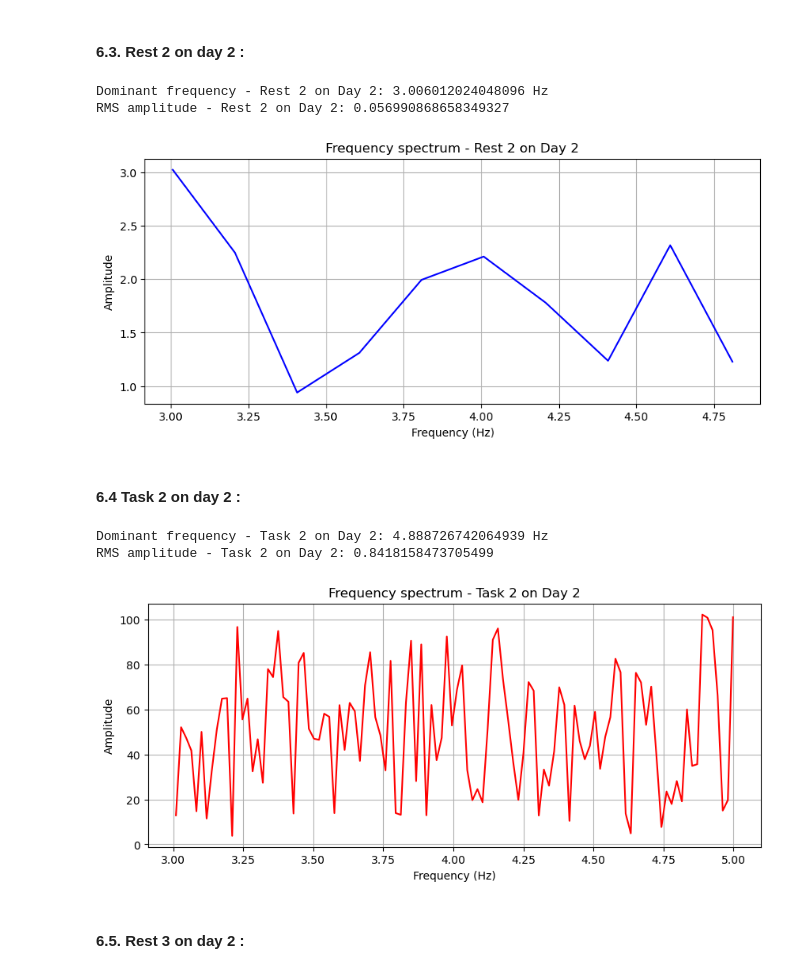
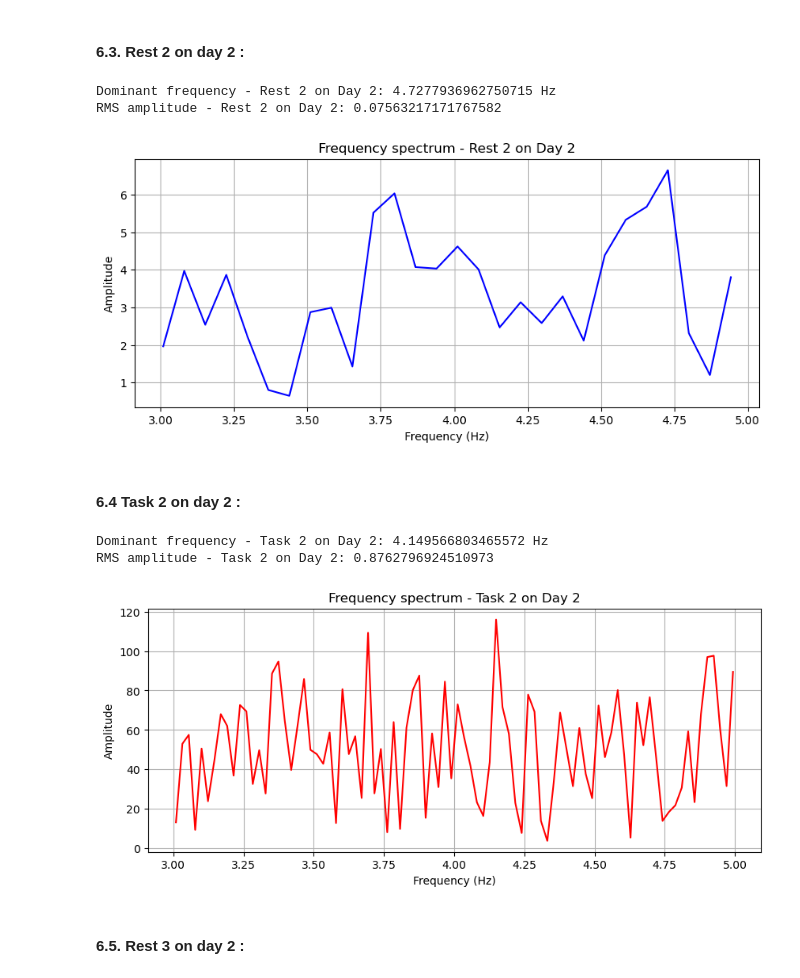
Before and after one commit to zemmahisofi-byte/Projet_R_Python, a Jupyter notebook: Projet_python/main.ipynb, the cells around one changed output. Drawn from its saved outputs; the diff is of its cells as text; code cells hidden in the pictures.

```diff
--- a/Projet_python/main.ipynb
+++ b/Projet_python/main.ipynb
@@ -855,7 +857,7 @@ RMS amplitude - Task 1 on Day 2: 0.8621551904932978
 #### 6.3.  Rest 2 on day 2 :
 # %%
 # Define Rest 2 - Day 2
-rest2_d2 = df_2[(df_2["Time (s)"] >= 275) & (df_2["Time (s)"] <= 280)]
+rest2_d2 = df_2[(df_2["Time (s)"] >= 275) & (df_2["Time (s)"] <= 289)]
 
 # Signal
 signal_rest2_d2 = rest2_d2["magnitude"].values
@@ -868,41 +870,41 @@ fs = 100
 
 # FFT
 fft_vals_rest2_d2 = np.abs(np.fft.fft(signal_centered_rest2_d2))
 freqs_rest2_d2 = np.fft.fftfreq(len(signal_centered_rest2_d2), d=1/fs)
 
 # Keep positive frequencies
 positive_freqs_rest2_d2 = freqs_rest2_d2[:len(freqs_rest2_d2)//2]
 positive_fft_rest2_d2 = fft_vals_rest2_d2[:len(fft_vals_rest2_d2)//2]
 
 # Mask 3–5 Hz
 mask_rest2_d2 = (positive_freqs_rest2_d2 >= 3) & (positive_freqs_rest2_d2 <= 5)
 
 # Dominant frequency
 dominant_freq_rest2_d2 = positive_freqs_rest2_d2[mask_rest2_d2][np.argmax(positive_fft_rest2_d2[mask_rest2_d2])]
 
 print("Dominant frequency - Rest 2 on Day 2:", dominant_freq_rest2_d2, "Hz")
 
 # RMS amplitude
 rms_rest2_d2 = np.sqrt(np.mean(signal_centered_rest2_d2**2))
 print("RMS amplitude - Rest 2 on Day 2:", rms_rest2_d2)
 
 # Plot
 plt.figure(figsize=(10,4))
 plt.plot(positive_freqs_rest2_d2[mask_rest2_d2], positive_fft_rest2_d2[mask_rest2_d2], color="blue")
 plt.xlabel("Frequency (Hz)")
 plt.ylabel("Amplitude")
 plt.title("Frequency spectrum - Rest 2 on Day 2")
 plt.grid(True)
 plt.show()
 # %% [output]
-Dominant frequency - Rest 2 on Day 2: 3.006012024048096 Hz
-RMS amplitude - Rest 2 on Day 2: 0.056990868658349327
+Dominant frequency - Rest 2 on Day 2: 4.7277936962750715 Hz
+RMS amplitude - Rest 2 on Day 2: 0.07563217171767582
-[figure, old version]
+[figure, new version]
 # %% [markdown]
 #### 6.4 Task 2 on day 2 :
 # %%
 # Define Task 2 - Day 2
-task2_d2 = df_2[(df_2["Time (s)"] >= 280) & (df_2["Time (s)"] <= 335)]
+task2_d2 = df_2[(df_2["Time (s)"] >= 289) & (df_2["Time (s)"] <= 333)]
 
 # Signal
 signal_task2_d2 = task2_d2["magnitude"].values
@@ -942,9 +944,9 @@ plt.title("Frequency spectrum - Task 2 on Day 2")
 plt.grid(True)
 plt.show()
 # %% [output]
-Dominant frequency - Task 2 on Day 2: 4.888726742064939 Hz
-RMS amplitude - Task 2 on Day 2: 0.8418158473705499
+Dominant frequency - Task 2 on Day 2: 4.149566803465572 Hz
+RMS amplitude - Task 2 on Day 2: 0.8762796924510973
-[figure, old version]
+[figure, new version]
 # %% [markdown]
 #### 6.5. Rest 3 on day 2 :
 # %%
```
Also changed, not shown: parts of 34 cells of this notebook, 1 other file.
